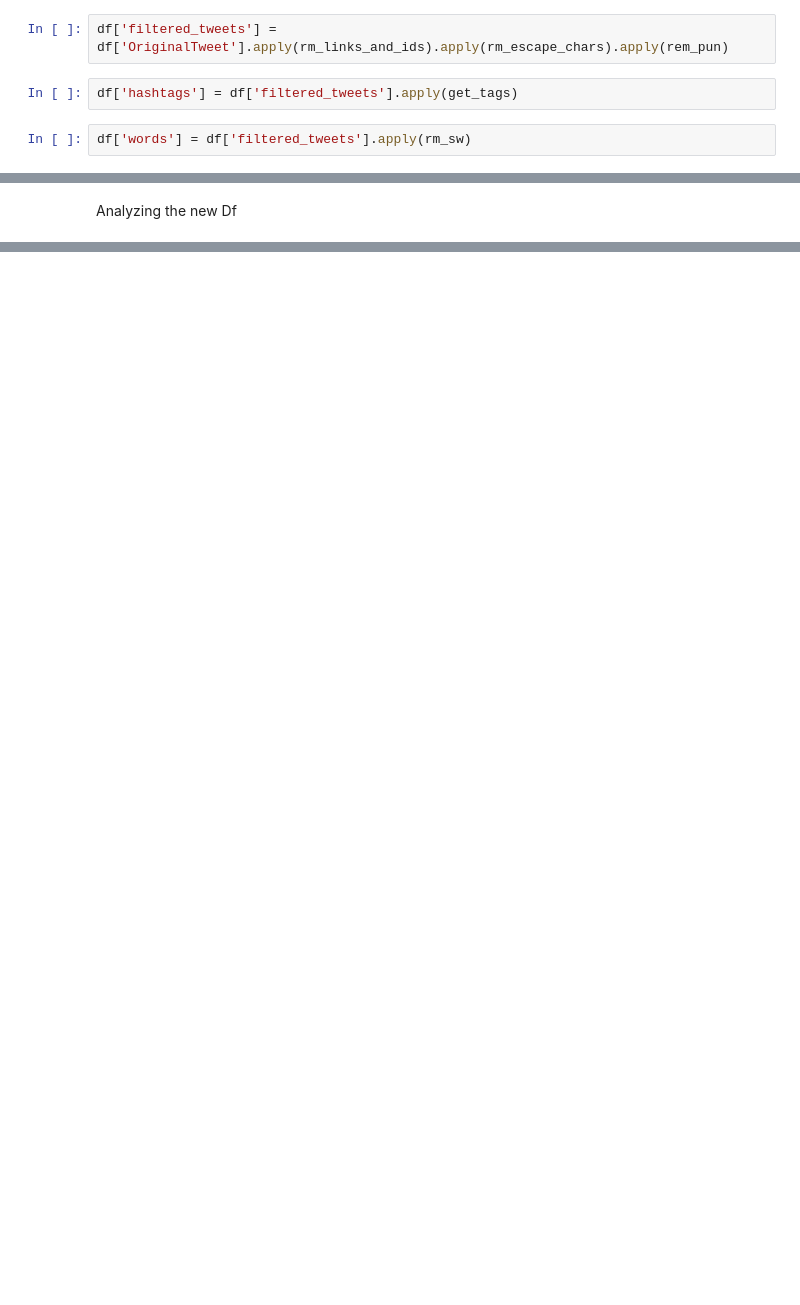
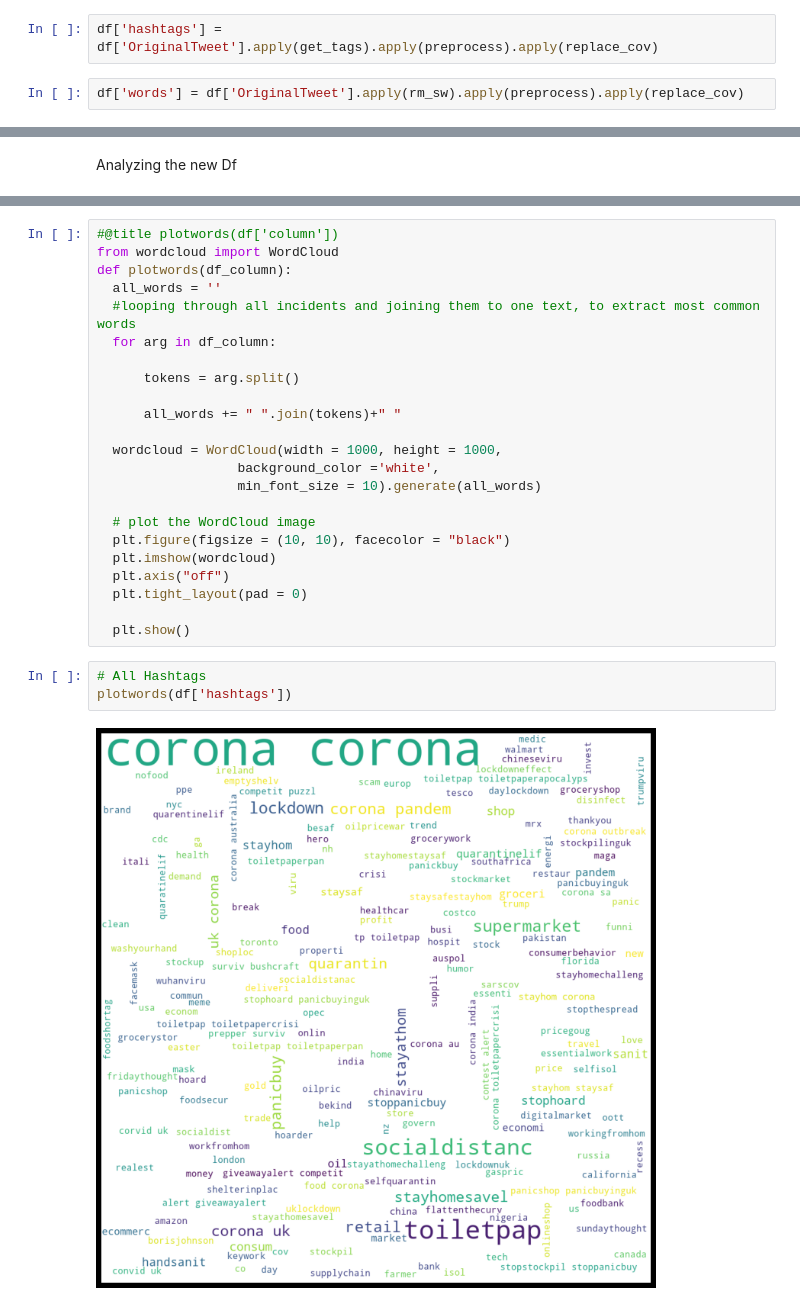
Before and after one commit to martydom/Corona-Virus-Tweet-Sentiment-Analysis, a Jupyter notebook: Devashish_Bose_Team_1_Coronavirus_Tweet_Sentiment_Analysis_Capstone_Project.ipynb, the cells around one changed output, grey strips where cells are left out. Drawn from its saved outputs; the diff is of its cells as text; blank space fills up the shorter version.

```diff
--- a/Devashish_Bose_Team_1_Coronavirus_Tweet_Sentiment_Analysis_Capstone_Project.ipynb
+++ b/Devashish_Bose_Team_1_Coronavirus_Tweet_Sentiment_Analysis_Capstone_Project.ipynb
@@ -263,7 +259,5 @@ punc
 # %%
-df['filtered_tweets'] = df['OriginalTweet'].apply(rm_links_and_ids).apply(rm_escape_chars).apply(rem_pun)
+df['hashtags'] = df['OriginalTweet'].apply(get_tags).apply(preprocess).apply(replace_cov)
-# %%
-df['hashtags'] = df['filtered_tweets'].apply(get_tags)
 # %%
-df['words'] = df['filtered_tweets'].apply(rm_sw)
+df['words'] = df['OriginalTweet'].apply(rm_sw).apply(preprocess).apply(replace_cov)
 # %%
@@ -343,0 +290,28 @@ dtype: float64
+# %%
+#@title plotwords(df['column'])
+from wordcloud import WordCloud
+def plotwords(df_column):
+  all_words = ''
+  #looping through all incidents and joining them to one text, to extract most common words
+  for arg in df_column:
+
+      tokens = arg.split()
+
+      all_words += " ".join(tokens)+" "
+
+  wordcloud = WordCloud(width = 1000, height = 1000,
+                  background_color ='white',
+                  min_font_size = 10).generate(all_words)
+
+  # plot the WordCloud image
+  plt.figure(figsize = (10, 10), facecolor = "black")
+  plt.imshow(wordcloud)
+  plt.axis("off")
+  plt.tight_layout(pad = 0)
+
+  plt.show()
+# %%
+# All Hashtags
+plotwords(df['hashtags'])
+# %% [output]
+[figure, added]
```
Also changed, not shown: parts of 57 cells of this notebook.
